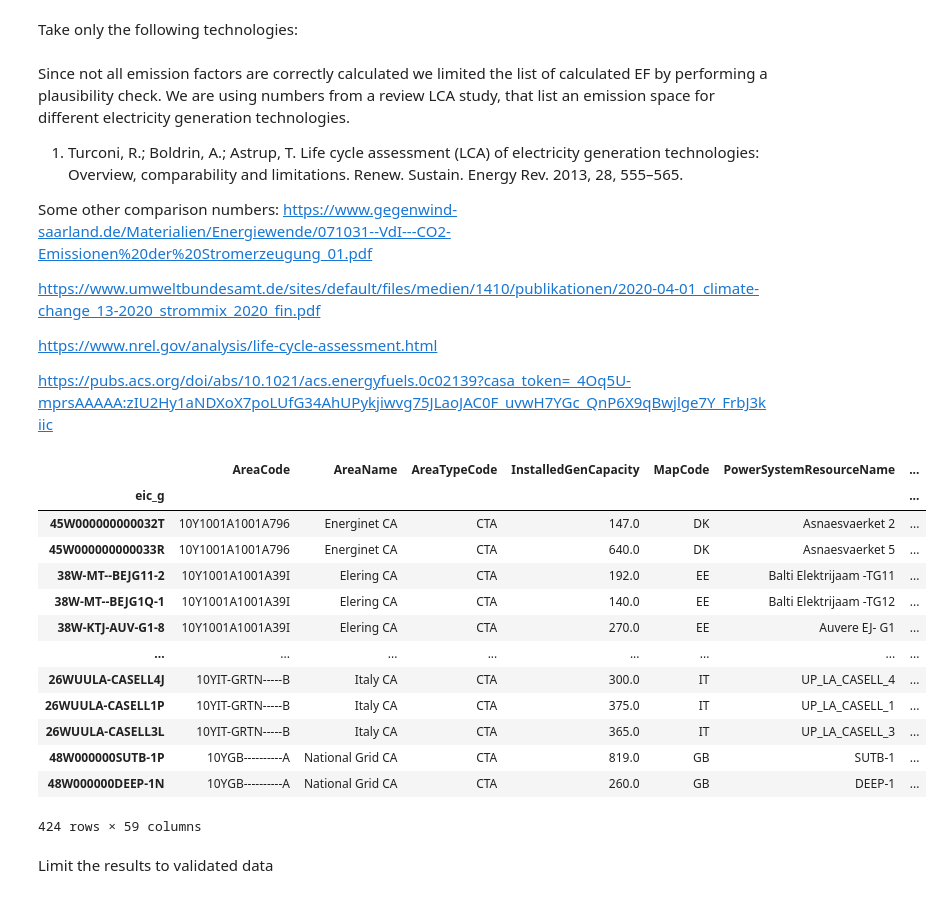
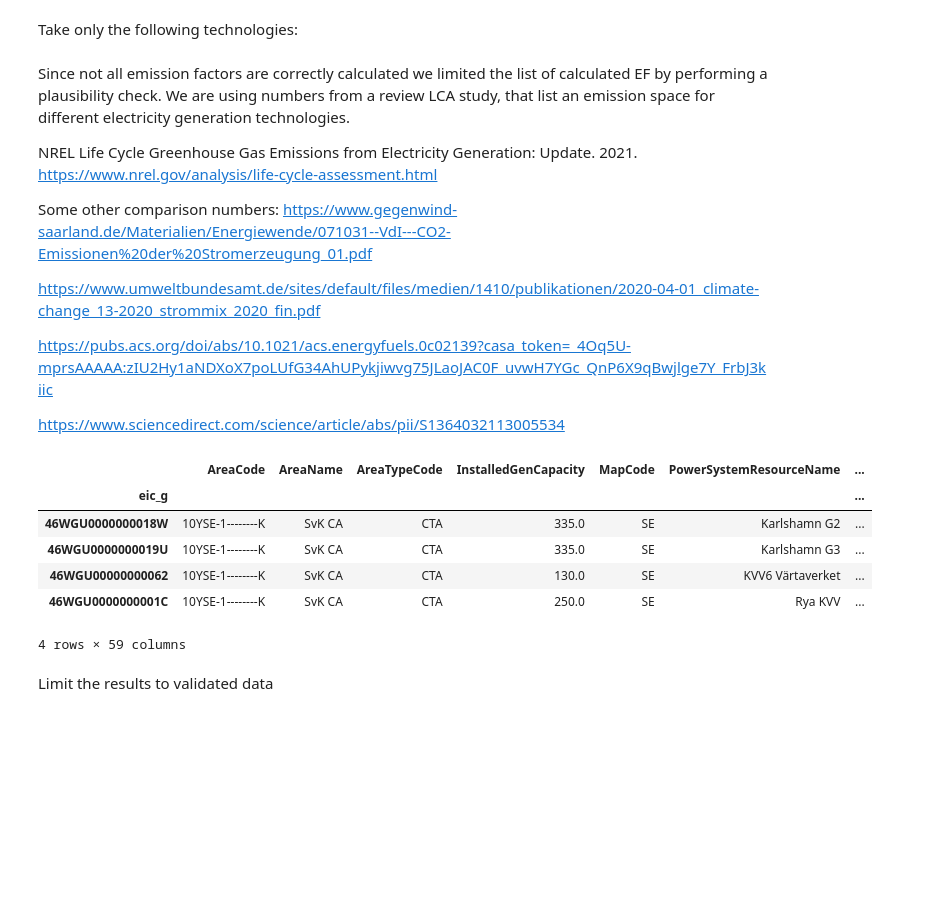
Before and after one commit to INATECH-CIG/CO2_emissions_factors, a Jupyter notebook: EF calculation bottom up method.ipynb, the cells around one changed output. Cells and saved outputs as stored; diff of their text form; code cells hidden in the pictures; blank space fills up the shorter version.

```diff
--- a/EF calculation bottom up method.ipynb
+++ b/EF calculation bottom up method.ipynb
@@ -325,7 +335,8 @@ generation_unit_info_matched = generation_unit_info_matched.query('ProductionTyp
 # %% [markdown]
 Since not all emission factors are correctly calculated we limited the list of calculated EF by performing a plausibility check. We are using numbers from a review LCA study, that list an emission space for different electricity generation technologies.
 
-1. Turconi, R.; Boldrin, A.; Astrup, T. Life cycle assessment (LCA) of electricity generation technologies: Overview, comparability and limitations. Renew. Sustain. Energy Rev. 2013, 28, 555–565.
+NREL Life Cycle Greenhouse Gas Emissions from Electricity Generation: Update. 2021.
+https://www.nrel.gov/analysis/life-cycle-assessment.html
 
 
 Some other comparison numbers:
@@ -333,16 +344,16 @@ https://www.gegenwind-saarland.de/Materialien/Energiewende/071031--VdI---CO2-Emi
 
 https://www.umweltbundesamt.de/sites/default/files/medien/1410/publikationen/2020-04-01_climate-change_13-2020_strommix_2020_fin.pdf
 
-https://www.nrel.gov/analysis/life-cycle-assessment.html
+https://pubs.acs.org/doi/abs/10.1021/acs.energyfuels.0c02139?casa_token=_4Oq5U-mprsAAAAA:zIU2Hy1aNDXoX7poLUfG34AhUPykjiwvg75JLaoJAC0F_uvwH7YGc_QnP6X9qBwjlge7Y_FrbJ3kiic
 
-https://pubs.acs.org/doi/abs/10.1021/acs.energyfuels.0c02139?casa_token=_4Oq5U-mprsAAAAA:zIU2Hy1aNDXoX7poLUfG34AhUPykjiwvg75JLaoJAC0F_uvwH7YGc_QnP6X9qBwjlge7Y_FrbJ3kiic
+https://www.sciencedirect.com/science/article/abs/pii/S1364032113005534
 # %%
 # emissions space per technology in [t CO2/MWh]
 
-emission_space = {"lignite": (1.300,0.800),
-                  "hard_coal": (1.050,0.800),
-                  "gas": (1.000,0.380),
-                  "other_fossil": (1.300,0.380)}
+emission_space = {"lignite": (1.700,0.675),
+                  "hard_coal": (1.700,0.675),
+                  "gas": (1.000,0.300),
+                  "other_fossil": (1.700,0.300)}
 # %%
 # function for EF check
 def check_EF (PP_EF, ProductionTypeName):
@@ -355,22 +366,15 @@ def check_EF (PP_EF, ProductionTypeName):
 for i in years:
     generation_unit_info_matched['EF_' + str(i) + '_validation'] = generation_unit_info_matched.apply(lambda x: check_EF(x['PP_EF' + str(i)], x['ProductionTypeName']), axis=1)
 # %%
-generation_unit_info_matched[generation_unit_info_matched.EF_2018_validation == True]
+generation_unit_info_matched[generation_unit_info_matched.MapCode == 'SE']
 # %% [output]
 |  | AreaCode | AreaName | AreaTypeCode | InstalledGenCapacity | MapCode | PowerSystemResourceName | ... |
 | eic_g |  |  |  |  |  |  | ... |
-| 45W000000000032T | 10Y1001A1001A796 | Energinet CA | CTA | 147.0 | DK | Asnaesvaerket 2 | ... |
-| 45W000000000033R | 10Y1001A1001A796 | Energinet CA | CTA | 640.0 | DK | Asnaesvaerket 5 | ... |
-| 38W-MT--BEJG11-2 | 10Y1001A1001A39I | Elering CA | CTA | 192.0 | EE | Balti Elektrijaam -TG11 | ... |
-| 38W-MT--BEJG1Q-1 | 10Y1001A1001A39I | Elering CA | CTA | 140.0 | EE | Balti Elektrijaam -TG12 | ... |
-| 38W-KTJ-AUV-G1-8 | 10Y1001A1001A39I | Elering CA | CTA | 270.0 | EE | Auvere EJ- G1 | ... |
-| ... | ... | ... | ... | ... | ... | ... | ... |
-| 26WUULA-CASELL4J | 10YIT-GRTN-----B | Italy CA | CTA | 300.0 | IT | UP_LA_CASELL_4 | ... |
-| 26WUULA-CASELL1P | 10YIT-GRTN-----B | Italy CA | CTA | 375.0 | IT | UP_LA_CASELL_1 | ... |
-| 26WUULA-CASELL3L | 10YIT-GRTN-----B | Italy CA | CTA | 365.0 | IT | UP_LA_CASELL_3 | ... |
-| 48W000000SUTB-1P | 10YGB----------A | National Grid CA | CTA | 819.0 | GB | SUTB-1 | ... |
-| 48W000000DEEP-1N | 10YGB----------A | National Grid CA | CTA | 260.0 | GB | DEEP-1 | ... |
+| 46WGU0000000018W | 10YSE-1--------K | SvK CA | CTA | 335.0 | SE | Karlshamn G2 | ... |
+| 46WGU0000000019U | 10YSE-1--------K | SvK CA | CTA | 335.0 | SE | Karlshamn G3 | ... |
+| 46WGU00000000062 | 10YSE-1--------K | SvK CA | CTA | 130.0 | SE | KVV6 Värtaverket | ... |
+| 46WGU0000000001C | 10YSE-1--------K | SvK CA | CTA | 250.0 | SE | Rya KVV | ... |
-424 rows × 59 columns
+4 rows × 59 columns
 # %% [markdown]
 Limit the results to validated data
 # %%
```
Also changed, not shown: parts of 18 cells of this notebook, 2 other files.
